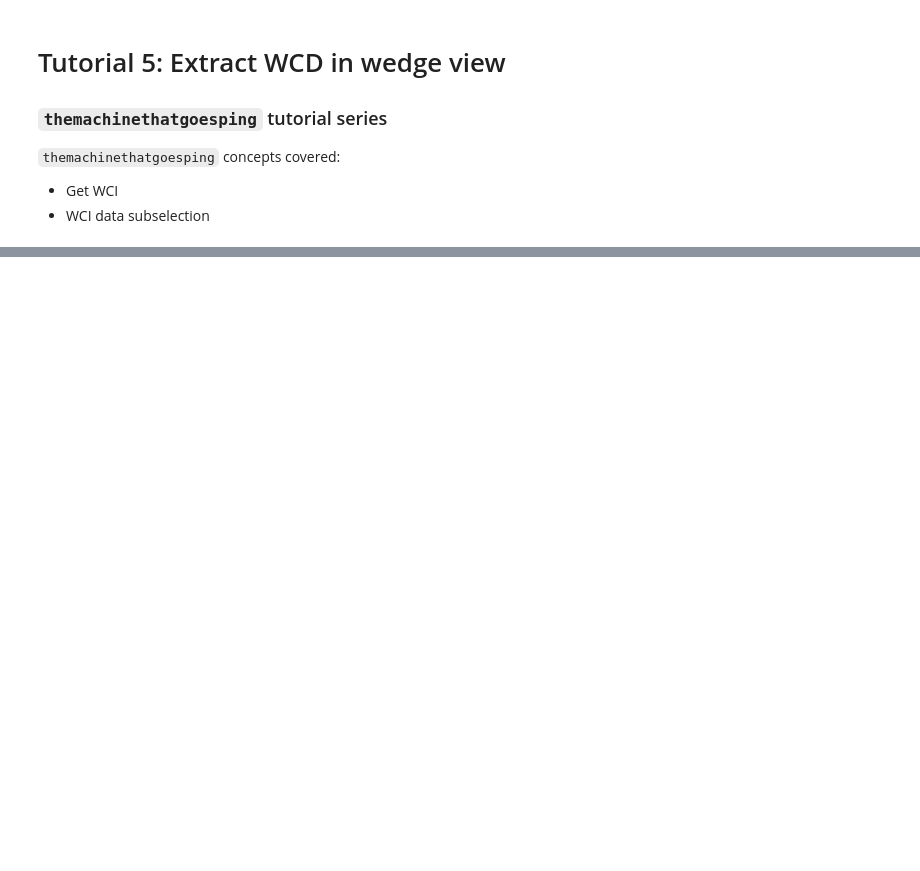
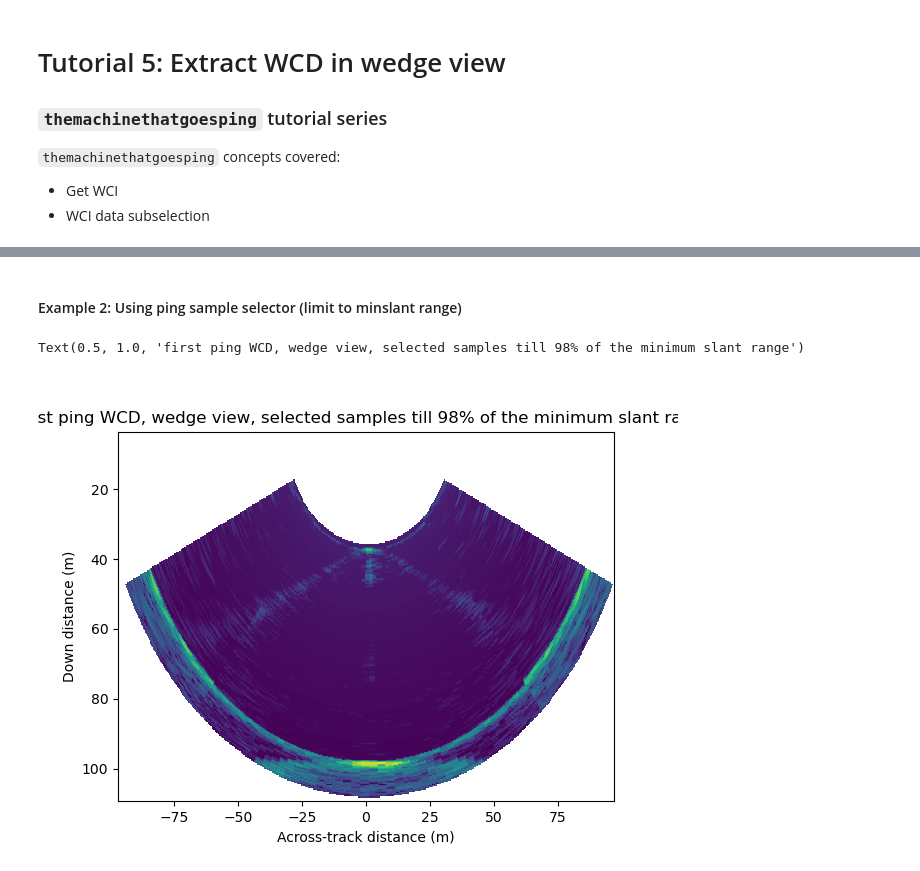
Before and after one commit to themachinethatgoesping/themachinethatgoesping, a Jupyter notebook: docs/source/demos/tutorial_05_wedge_view_WCI.ipynb, the cells around one changed output, grey strips where cells are left out. Drawn from its saved outputs; the diff is of its cells as text; code cells hidden in the pictures; blank space fills up the shorter version.

```diff
--- a/docs/source/demos/tutorial_05_wedge_view_WCI.ipynb
+++ b/docs/source/demos/tutorial_05_wedge_view_WCI.ipynb
@@ -85 +87,20 @@ Text(0.5, 1.0, 'first ping WCD, wedge view, selected beams')
+# %% [markdown]
+#### Example 2: Using ping sample selector (limit to minslant range)
+# %%
+# We can specify the data we want, using a pingsampleselector
+pss = theping.echosounders.pingtools.PingSampleSelector()
+pss.select_minslant_distance_percent(30, 98) # 30% -> 98% of the minimum slant range
+
+# apply the ping selector for wedge view
+image_pss,extent_pss = theping.pingprocessing.watercolumn.image.make_wci(pings[0],512,ping_sample_selector=pss)
+
+# display
+fig2,ax2 = theping.pingprocessing.core.create_figure('wci3')
+ax2.imshow(image_pss.transpose(), extent=extent_pss, aspect='auto') # we transpose the image for display purposes
+ax2.set_xlabel('Across-track distance (m)')
+ax2.set_ylabel('Down distance (m)')
+ax2.set_title('first ping WCD, wedge view, selected samples till 98% of the minimum slant range')
+# %% [output]
+Text(0.5, 1.0, 'first ping WCD, wedge view, selected samples till 98% of the minimum slant range')
+[figure, added]
 # %% [markdown]
```
Also changed, not shown: parts of 12 cells of this notebook, 8 other files.
